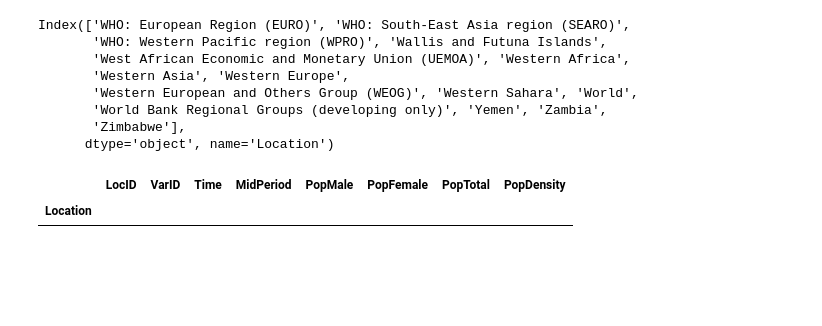
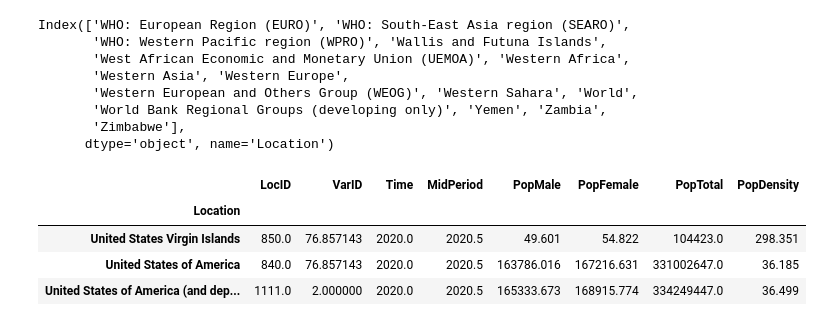
Before and after one commit to Daniel-ASG/Course_Classes, a Jupyter notebook: Data_Science_análises_para_saúde_e_medicina.ipynb, the cells around one changed output. Drawn from its saved outputs; the diff is of its cells as text; code cells hidden in the pictures; blank space fills up the shorter version.

```diff
--- a/Data_Science_análises_para_saúde_e_medicina.ipynb
+++ b/Data_Science_análises_para_saúde_e_medicina.ipynb
@@ -755,11 +755,14 @@ Index(['WHO: European Region (EURO)', 'WHO: South-East Asia region (SEARO)',
 # %%
 def locate(population, country):
     return population.query(f'Location.str.contains("{country}") and Time==2020', engine='python').groupby(by='Location').mean()
 
-locate(un_population, 'Burma')
+locate(un_population, 'United States')
 # %% [output]
 |  | LocID | VarID | Time | MidPeriod | PopMale | PopFemale | PopTotal | PopDensity |
 | Location |  |  |  |  |  |  |  |  |
+| United States Virgin Islands | 850.0 | 76.857143 | 2020.0 | 2020.5 | 49.601 | 54.822 | 104423.0 | 298.351 |
+| United States of America | 840.0 | 76.857143 | 2020.0 | 2020.5 | 163786.016 | 167216.631 | 331002647.0 | 36.185 |
+| United States of America (and dep... | 1111.0 | 2.000000 | 2020.0 | 2020.5 | 165333.673 | 168915.774 | 334249447.0 | 36.499 |
 # %%
 # assumindo que na UN 'United States of America' = John  Hopkins 'US'
 
```
Also changed, not shown: parts of 38 cells of this notebook.
